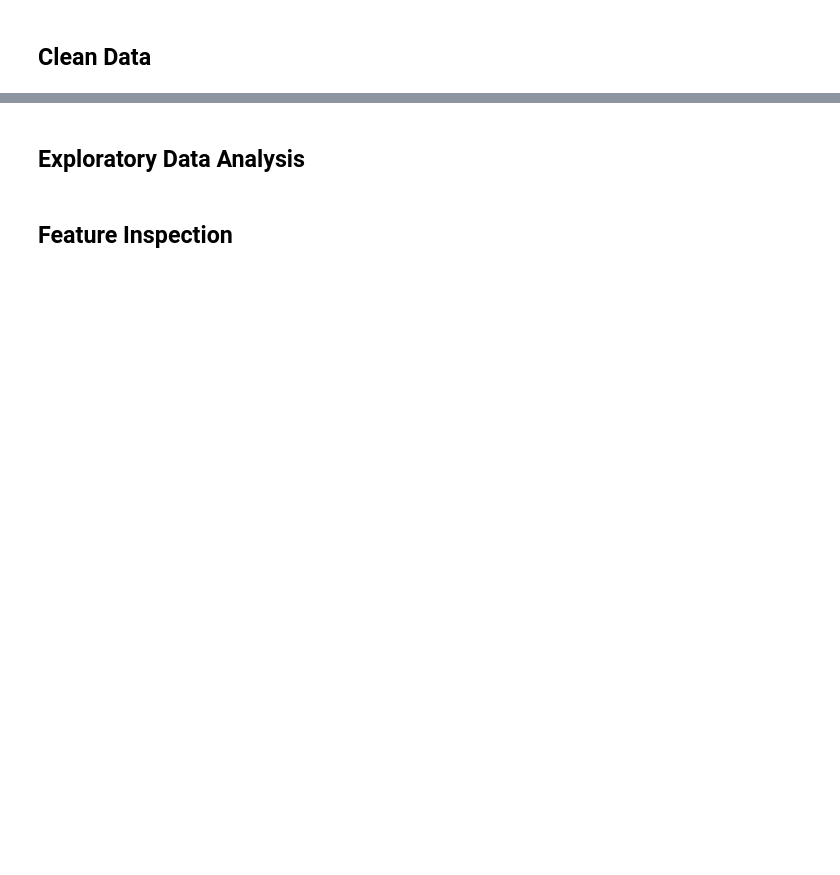
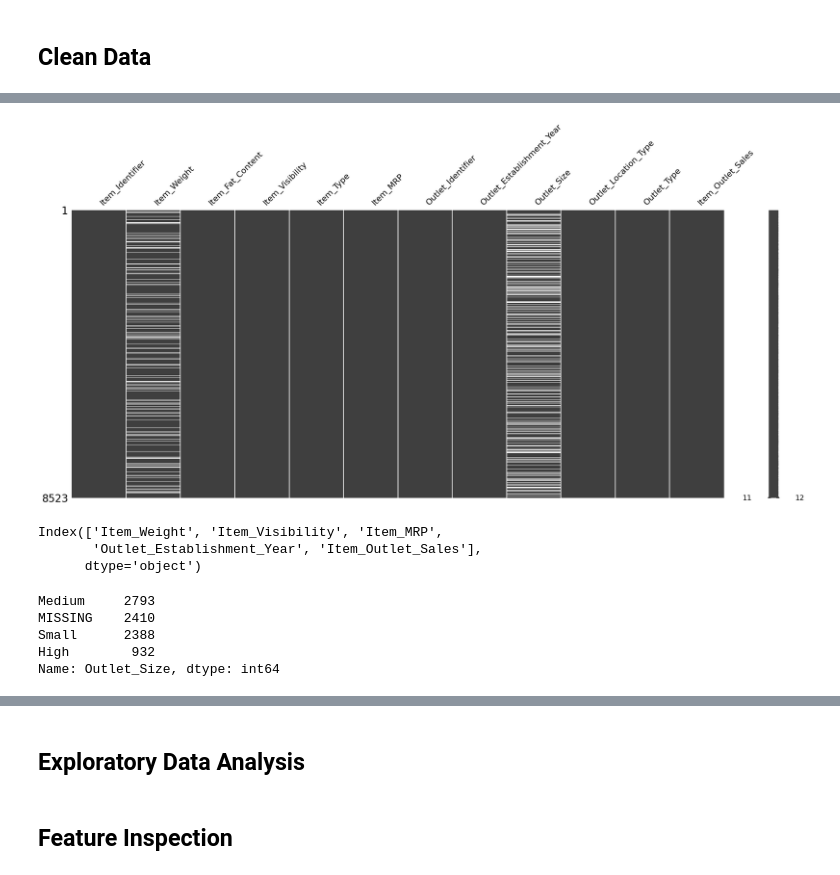
Before and after one commit to brittanymlassiter/Prediction-of-Product-Sales, a Jupyter notebook: Prediction_of_Product_Sales.ipynb, the cells around one changed output, grey strips where cells are left out. Cells and saved outputs as stored; diff of their text form; code cells hidden in the pictures; blank space fills up the shorter version.

```diff
--- a/Prediction_of_Product_Sales.ipynb
+++ b/Prediction_of_Product_Sales.ipynb
@@ -10,0 +26,3 @@
+# %%
+fpath = '/content/drive/MyDrive/CodingDojo/01-Fundamentals/Week02/Data/sales_predictions_2023.csv'
+df = pd.read_csv(fpath)
@@ -12,0 +98,26 @@
+# %%
+# Visualize the missing values using the missingno package's matrix plot.
+import missingno as msno
+msno.matrix(df);
+# %% [output]
+[figure, added]
+# %%
+# save list of categorical column name. (Hint: select_dtypes)
+df.select_dtypes
+df.isna()
+num_cols = df.select_dtypes('number').columns
+num_cols
+# %% [output]
+Index(['Item_Weight', 'Item_Visibility', 'Item_MRP',
+       'Outlet_Establishment_Year', 'Item_Outlet_Sales'],
+      dtype='object')
+# %%
+# use the list of cat columns to fill null values with MISSING
+df['Outlet_Size'] = df['Outlet_Size'].fillna("MISSING")
+df['Outlet_Size'].value_counts(dropna=False)
+# %% [output]
+Medium     2793
+MISSING    2410
+Small      2388
+High        932
+Name: Outlet_Size, dtype: int64
```
Also changed, not shown: parts of 22 cells of this notebook.
